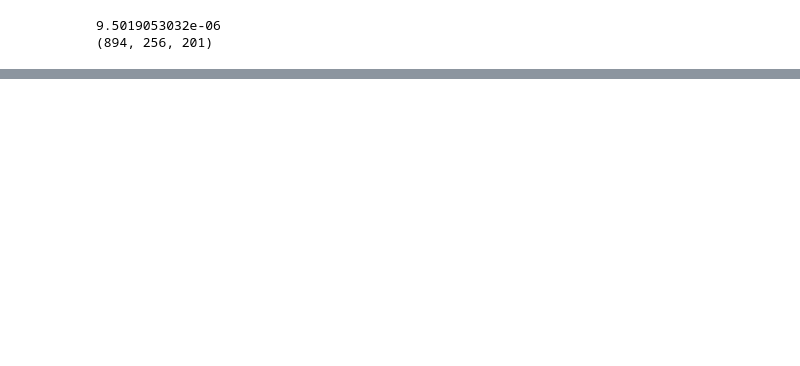
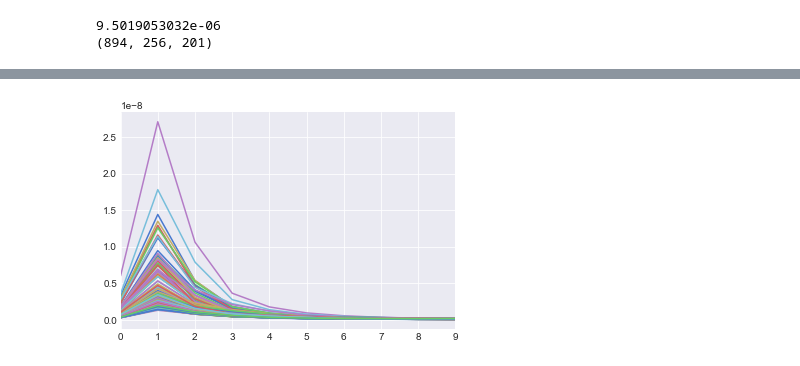
Before and after one commit to lucasputer/CienciaDeDatos, a Jupyter notebook: tp2/Pruebas.ipynb, the cells around one changed output, grey strips where cells are left out. Saved outputs shown, nothing was run; the diff lists cells and outputs as text; code cells hidden in the pictures; blank space fills up the shorter version.

```diff
--- a/tp2/Pruebas.ipynb
+++ b/tp2/Pruebas.ipynb
@@ -135,0 +135,24 @@ plt.show()
+# %%
+def calc_potencias(electrodo_idx):
+    def get_epoch(epoch_idx):
+        epoch = mm[epoch_idx, electrodo_idx, :]
+        return epoch
+    def potencias_epoch(epoch_idx):
+        welch_result = scipy.signal.welch(get_epoch(epoch_idx))
+        (freqs_relevantes, pots_relevantes) = freq_pots_relevantes(welch_result[0], welch_result[1])
+        return pots_relevantes
+    potencias = [potencias_epoch(i) for i in range(894)]
+    res = []
+    for i in range(len(potencias[0])):
+        res.append(np.average([pot[i] for pot in potencias]))
+    return res
+# %%
+
+
+colors = sns.color_palette("muted", n_colors=250)
+
+for i in range(200):
+    sns.tsplot(calc_potencias(i), color=colors[i])
+plt.show()
+# %% [output]
+[figure, added]
```
Also changed, not shown: parts of 4 cells of this notebook.
